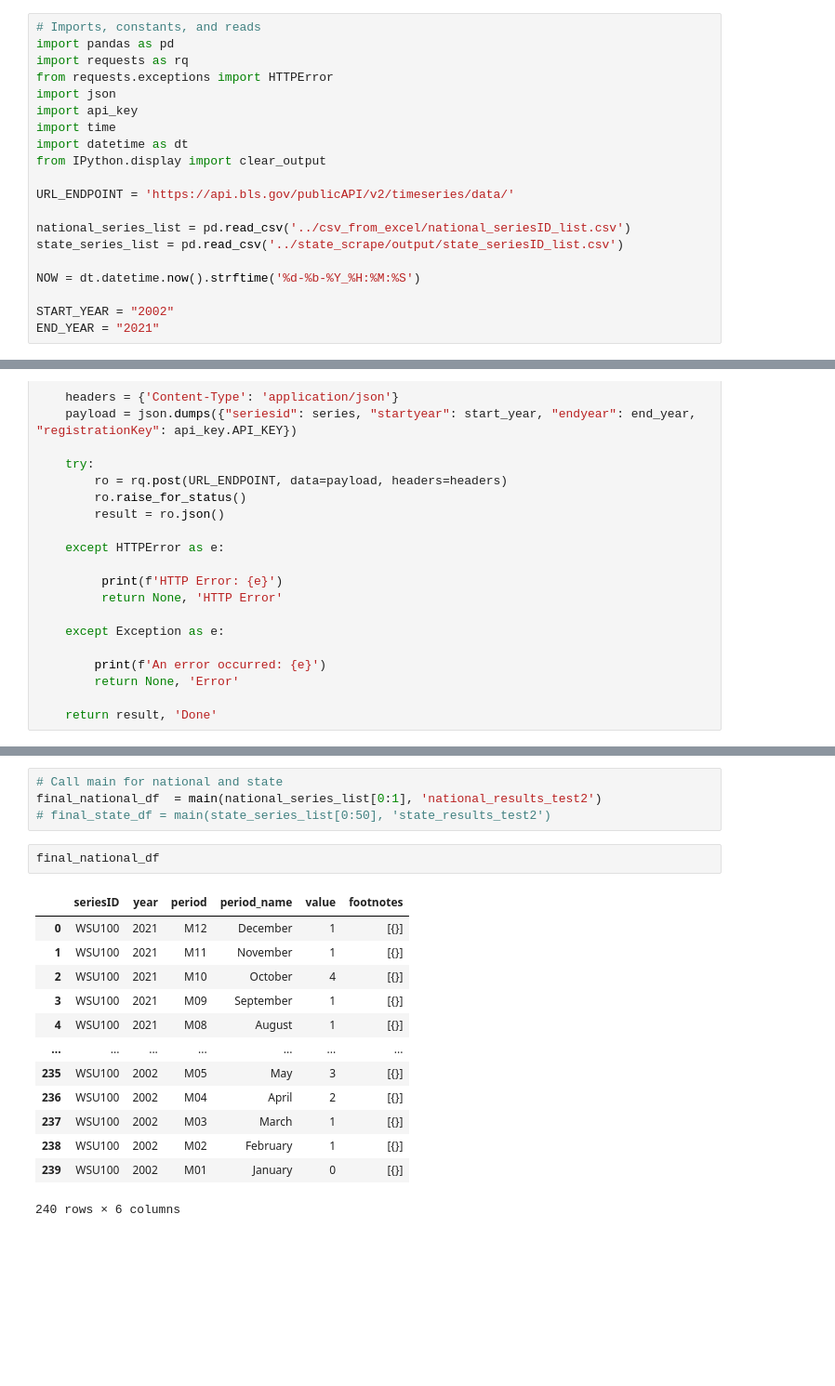
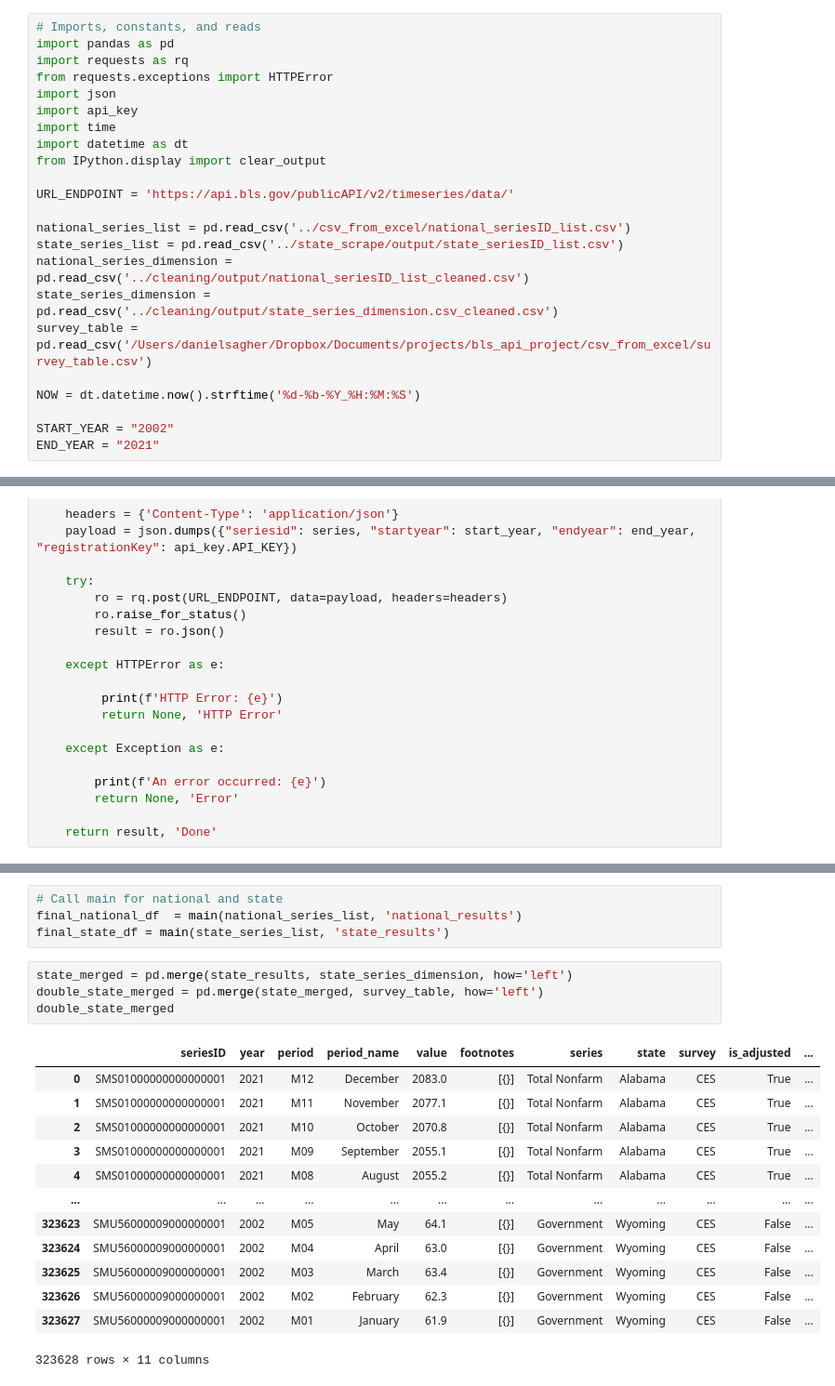
Before and after one commit to dsagher/Bureau-of-Labor-Statistics-API-Project, a Jupyter notebook: api_call/api_bls.ipynb, the cells around one changed output, grey strips where cells are left out. Shown: that part at 93% size. Drawn from its saved outputs; the diff is of its cells as text; blank space fills up the shorter version.

```diff
--- a/api_call/api_bls.ipynb
+++ b/api_call/api_bls.ipynb
@@ -13,6 +13,9 @@ URL_ENDPOINT = 'https://api.bls.gov/publicAPI/v2/timeseries/data/'
 
 national_series_list = pd.read_csv('../csv_from_excel/national_seriesID_list.csv')
 state_series_list = pd.read_csv('../state_scrape/output/state_seriesID_list.csv')
+national_series_dimension = pd.read_csv('../cleaning/output/national_seriesID_list_cleaned.csv')
+state_series_dimension = pd.read_csv('../cleaning/output/state_series_dimension.csv_cleaned.csv')
+survey_table = pd.read_csv('/Users/danielsagher/Dropbox/Documents/projects/bls_api_project/csv_from_excel/survey_table.csv')
 
 NOW = dt.datetime.now().strftime('%d-%b-%Y_%H:%M:%S')
 
@@ -134,21 +147,23 @@ def dataframe_maker(data_results):
     return final_df
 # %%
 # Call main for national and state
-final_national_df  = main(national_series_list[0:1], 'national_results_test2')
-# final_state_df = main(state_series_list[0:50], 'state_results_test2')
+final_national_df  = main(national_series_list, 'national_results')
+final_state_df = main(state_series_list, 'state_results')
-# %%
-final_national_df
-# %% [output]
-|  | seriesID | year | period | period_name | value | footnotes |
-| 0 | WSU100 | 2021 | M12 | December | 1 | [{}] |
-| 1 | WSU100 | 2021 | M11 | November | 1 | [{}] |
-| 2 | WSU100 | 2021 | M10 | October | 4 | [{}] |
-| 3 | WSU100 | 2021 | M09 | September | 1 | [{}] |
-| 4 | WSU100 | 2021 | M08 | August | 1 | [{}] |
-| ... | ... | ... | ... | ... | ... | ... |
-| 235 | WSU100 | 2002 | M05 | May | 3 | [{}] |
-| 236 | WSU100 | 2002 | M04 | April | 2 | [{}] |
-| 237 | WSU100 | 2002 | M03 | March | 1 | [{}] |
-| 238 | WSU100 | 2002 | M02 | February | 1 | [{}] |
-| 239 | WSU100 | 2002 | M01 | January | 0 | [{}] |
-240 rows × 6 columns
+# %%
+state_merged = pd.merge(state_results, state_series_dimension, how='left')
+double_state_merged = pd.merge(state_merged, survey_table, how='left')
+double_state_merged
+# %% [output]
+|  | seriesID | year | period | period_name | value | footnotes | series | state | survey | is_adjusted | ... |
+| 0 | SMS01000000000000001 | 2021 | M12 | December | 2083.0 | [{}] | Total Nonfarm | Alabama | CES | True | ... |
+| 1 | SMS01000000000000001 | 2021 | M11 | November | 2077.1 | [{}] | Total Nonfarm | Alabama | CES | True | ... |
+| 2 | SMS01000000000000001 | 2021 | M10 | October | 2070.8 | [{}] | Total Nonfarm | Alabama | CES | True | ... |
+| 3 | SMS01000000000000001 | 2021 | M09 | September | 2055.1 | [{}] | Total Nonfarm | Alabama | CES | True | ... |
+| 4 | SMS01000000000000001 | 2021 | M08 | August | 2055.2 | [{}] | Total Nonfarm | Alabama | CES | True | ... |
+| ... | ... | ... | ... | ... | ... | ... | ... | ... | ... | ... | ... |
+| 323623 | SMU56000009000000001 | 2002 | M05 | May | 64.1 | [{}] | Government | Wyoming | CES | False | ... |
+| 323624 | SMU56000009000000001 | 2002 | M04 | April | 63.0 | [{}] | Government | Wyoming | CES | False | ... |
+| 323625 | SMU56000009000000001 | 2002 | M03 | March | 63.4 | [{}] | Government | Wyoming | CES | False | ... |
+| 323626 | SMU56000009000000001 | 2002 | M02 | February | 62.3 | [{}] | Government | Wyoming | CES | False | ... |
+| 323627 | SMU56000009000000001 | 2002 | M01 | January | 61.9 | [{}] | Government | Wyoming | CES | False | ... |
+323628 rows × 11 columns
```
Also changed, not shown: parts of 5 cells of this notebook, 3 other files.
